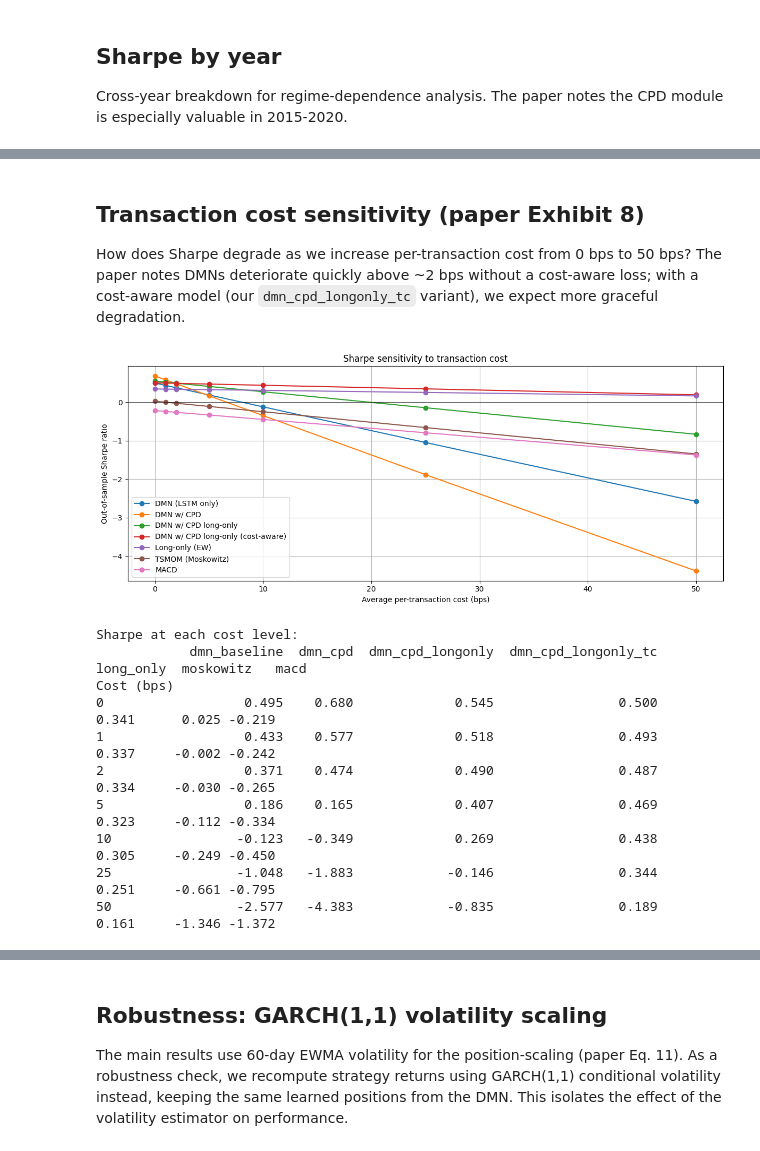
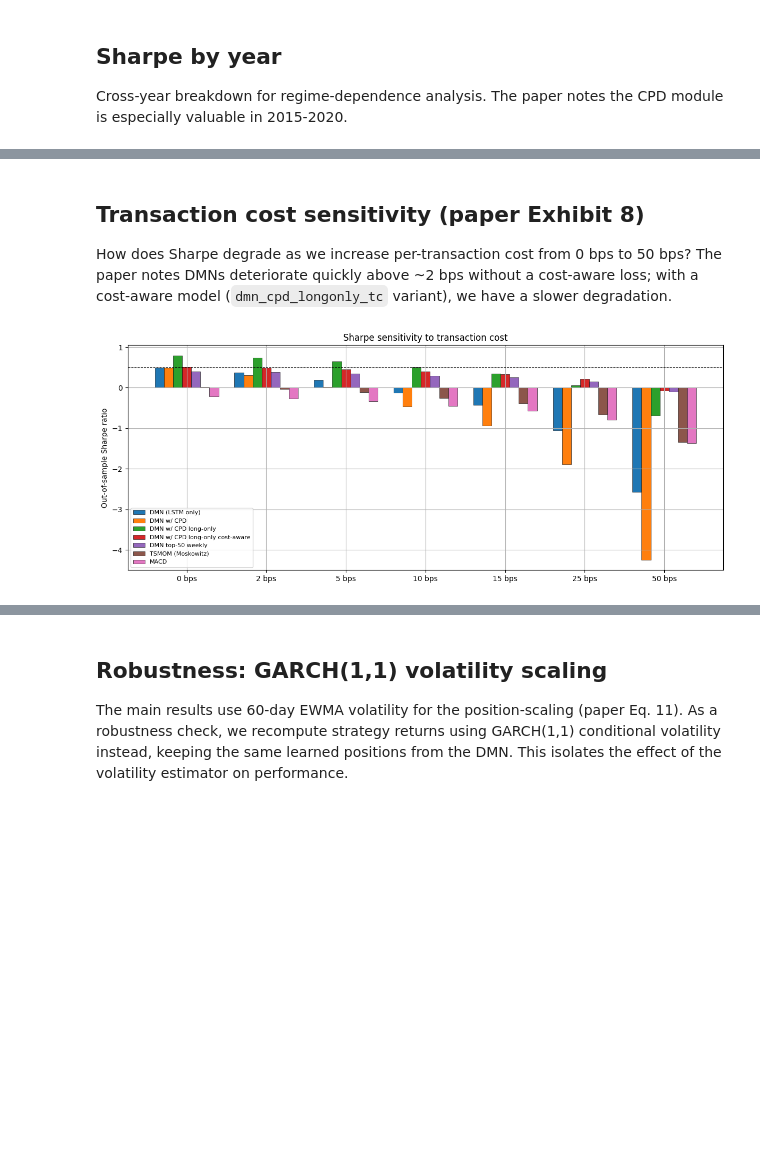
Before and after one commit to Edoardovona/STOXX600_DeepMomentumNetwork, a Jupyter notebook: notebooks/04_backtest.ipynb, the cells around one changed output, grey strips where cells are left out. Saved outputs shown, nothing was run; the diff lists cells and outputs as text; code cells hidden in the pictures; blank space fills up the shorter version.

```diff
--- a/notebooks/04_backtest.ipynb
+++ b/notebooks/04_backtest.ipynb
@@ -383,11 +525,12 @@ LABELS = {
     "dmn_baseline_net":           "DMN (LSTM only)",
     "dmn_cpd_net":                "DMN w/ CPD",
     "dmn_cpd_longonly_net":       "DMN w/ CPD long-only",
-    "dmn_cpd_longonly_tc_net":    "DMN w/ CPD long-only (cost-aware)",
-    "long_only_net":              "Long-only (EW)",
+    "dmn_cpd_longonly_tc_net":    "DMN w/ CPD long-only cost-aware",
+    "dmn_top50_weekly_net":       "DMN top-50 weekly",
+    "long_only_net":              "Long-only EW",
     "moskowitz_net":              "TSMOM (Moskowitz)",
     "macd_net":                   "MACD",
-    "sxxr":                       "SXXR (cap-weighted)",
+    "sxxr":                       "SXXR",
 }
 
 def set_xlim_to_plotted_data(ax):
@@ -421,6 +564,6 @@ def plot_equity_curves(portfolios_dict, title_suffix, labels, log=False):
     plt.tight_layout()
     plt.show()
 
-plot_equity_curves(portfolios, f"raw signal ({TRANSACTION_COST*1e4:.0f} bps cost)", LABELS, log=False)
+plot_equity_curves(portfolios, f"raw signal ({TRANSACTION_COST*1e4:.0f} bps cost)", LABELS, log=True)
 plot_equity_curves(rescaled, f"rescaled to {TARGET_VOL:.0%} vol", LABELS, log=False)
 # %% [output]
@@ -455,16 +598,16 @@ def rolling_sharpe(returns: pd.Series, window: int = 252) -> pd.Series:
     return (r.rolling(window).mean() / r.rolling(window).std()) * np.sqrt(252)
 
 fig, ax = plt.subplots(figsize=(14, 5))
-for label in ["dmn_baseline_net", "dmn_cpd_net",
-               "dmn_cpd_longonly_net", "dmn_cpd_longonly_tc_net"]:
+for label in ["dmn_baseline_net", "dmn_cpd_net", "dmn_cpd_longonly_net", "dmn_cpd_longonly_tc_net", "dmn_top50_weekly_net"]:
     if label not in portfolios:
         continue
     rs = rolling_sharpe(portfolios[label])
     ax.plot(rs.index, rs.values, lw=1.2, label=LABELS[label])
-ax.axhline(0, color="black", lw=1.5, linestyle="--")
+ax.axhline(0.5, color="black", lw=1.5, linestyle="--")
 ax.set_title("Trailing 252-day Sharpe ratio")
 ax.set_ylabel("Rolling Sharpe (1y)")
-ax.legend(loc="upper left", fontsize=9)
+ax.set_xlim(pd.to_datetime('2012-01-01'), pd.to_datetime('2025-12-31'))
+ax.legend(loc="lower left", fontsize=9)
 plt.tight_layout()
 plt.show()
 # %% [output]
@@ -520,62 +666,59 @@ date
 # %% [markdown]
 ## Transaction cost sensitivity (paper Exhibit 8)
 
-How does Sharpe degrade as we increase per-transaction cost from 0 bps to 50 bps? The paper notes DMNs deteriorate quickly above ~2 bps without a cost-aware loss; with a cost-aware model (our `dmn_cpd_longonly_tc` variant), we expect more graceful degradation.
+How does Sharpe degrade as we increase per-transaction cost from 0 bps to 50 bps? The paper notes DMNs deteriorate quickly above ~2 bps without a cost-aware loss; with a cost-aware model (`dmn_cpd_longonly_tc` variant), we have a slower degradation.
 # %%
-COST_GRID_BPS = [0, 1, 2, 5, 10, 25, 50]
+COST_GRID_BPS = [0, 2, 5, 10, 15, 25, 50]
 COST_GRID = [c * 1e-4 for c in COST_GRID_BPS]
 
 def sharpe_at_cost(df: pd.DataFrame, cost: float, position_col="position",
                     vol_col="ex_ante_vol", gross_col="strat_ret_gross") -> float:
     """Re-derive Sharpe after subtracting per-ticker turnover cost."""
     adj = add_transaction_costs(
         df, position_col=position_col, vol_col=vol_col,
         gross_col=gross_col, net_col="_tmp_net", cost=cost
     )
     port = to_portfolio_series(adj, "_tmp_net")
     return compute_metrics(port).get("Sharpe", np.nan)
 
+COST_SENS_VARIANTS = ["dmn_baseline","dmn_cpd","dmn_cpd_longonly","dmn_cpd_longonly_tc","dmn_top50_weekly"]
+
 cost_sens = {}
-for label, df in dmn_predictions.items():
-    cost_sens[label] = [sharpe_at_cost(df, c) for c in COST_GRID]
+for label in COST_SENS_VARIANTS:
+    if label in dmn_predictions:
+        cost_sens[label] = [sharpe_at_cost(dmn_predictions[label], c) for c in COST_GRID]
 
-for name in ["long_only", "moskowitz", "macd"]:
+for name in ["moskowitz", "macd"]:
     sharpes = []
     for c in COST_GRID:
         sharpes.append(sharpe_at_cost(
             classical, c,
             position_col=f"pos_{name}", vol_col="60d_ewm_vol",
             gross_col=f"strat_{name}_gross"
         ))
     cost_sens[name] = sharpes
 
 cost_table = pd.DataFrame(cost_sens, index=COST_GRID_BPS)
 cost_table.index.name = "Cost (bps)"
+fig, ax = plt.subplots(figsize=(12, 5))
 
-fig, ax = plt.subplots(figsize=(12, 5))
-for label in cost_table.columns:
-    # Try to get a readable label; fall back to the raw column name
+x = np.arange(len(COST_GRID_BPS))
+n_series = len(cost_table.columns)
+width = 0.8 / n_series
+
+for i, label in enumerate(cost_table.columns):
     display_label = LABELS.get(label + "_net", LABELS.get(label, label))
-    ax.plot(cost_table.index, cost_table[label], marker="o", lw=1.5,
-             label=display_label)
-ax.axhline(0, color="black", lw=0.5)
-ax.set_xlabel("Average per-transaction cost (bps)"); ax.set_ylabel("Out-of-sample Sharpe ratio")
+    offset = (i - n_series / 2 + 0.5) * width
+    ax.bar(x + offset, cost_table[label].values, width,
+           label=display_label, edgecolor="black", linewidth=0.4)
+
+ax.axhline(0.5, color="black", lw=0.8, linestyle="--", alpha=0.7)
+ax.set_xticks(x)
+ax.set_xticklabels([f"{c} bps" for c in COST_GRID_BPS])
+ax.set_ylabel("Out-of-sample Sharpe ratio")
 ax.set_title("Sharpe sensitivity to transaction cost")
-ax.legend(loc="lower left")
+ax.legend(fontsize=8, loc="lower left")
 plt.tight_layout(); plt.show()
-
-print(f"\nSharpe at each cost level:")
-print(cost_table.round(3).to_string())
 # %% [output]
-[figure, old version]
+[figure, new version]
-Sharpe at each cost level:
-            dmn_baseline  dmn_cpd  dmn_cpd_longonly  dmn_cpd_longonly_tc  long_only  moskowitz   macd
-Cost (bps)
-0                  0.495    0.680             0.545                0.500      0.341      0.025 -0.219
-1                  0.433    0.577             0.518                0.493      0.337     -0.002 -0.242
-2                  0.371    0.474             0.490                0.487      0.334     -0.030 -0.265
-5                  0.186    0.165             0.407                0.469      0.323     -0.112 -0.334
-10                -0.123   -0.349             0.269                0.438      0.305     -0.249 -0.450
-25                -1.048   -1.883            -0.146                0.344      0.251     -0.661 -0.795
-50                -2.577   -4.383            -0.835                0.189      0.161     -1.346 -1.372
 # %%
```
Also changed, not shown: parts of 19 cells of this notebook, 5 other files.
